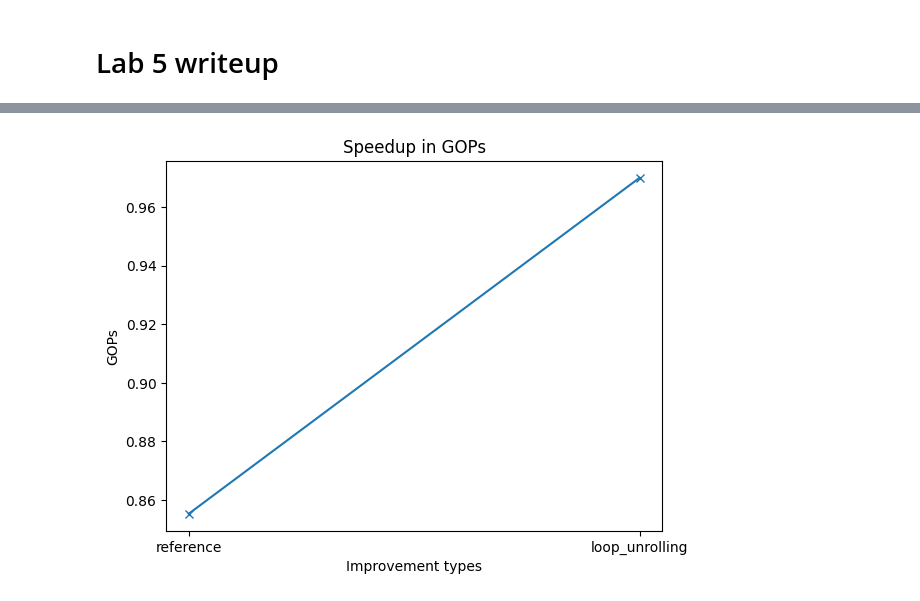
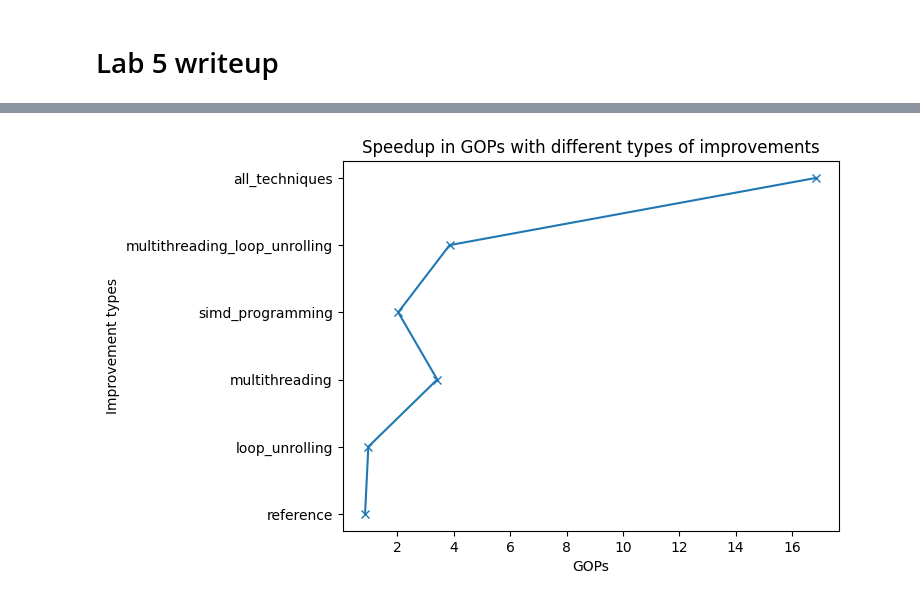
Before and after one commit to insop/efficientml, a Jupyter notebook: Lab5/writeup.ipynb, the cells around one changed output, grey strips where cells are left out. Saved outputs shown, nothing was run; the diff lists cells and outputs as text; code cells hidden in the pictures.

```diff
--- a/Lab5/writeup.ipynb
+++ b/Lab5/writeup.ipynb
@@ -16,20 +33,31 @@ loop_unrolling, 2699.985107, 269.997986, 10, 0.970909
 # %%
 speedup_gops = {
     'reference': 0.855203,
-    'loop_unrolling': 0.97,
+    'loop_unrolling': 0.970909,
+    'multithreading': 3.414085,
+    "simd_programming": 2.030844,
+    "multithreading_loop_unrolling": 3.852589,
+    "all_techniques": 16.845461,
 }
 # %%
 # plot the speedup, add dot for the speedup of 1 thread
 
 import matplotlib.pyplot as plt
-def plot_speedup(speedup_x, desc):
-    plt.plot(speedup_x.keys(), speedup_x.values(), 'x-')
-    plt.xlabel('Improvement types')
-    plt.ylabel('GOPs')
-    plt.title(desc)
-    plt.show()
+def plot_speedup(speedup_x, desc, flip=True):
+    if flip:
+        plt.plot(speedup_x.values(), speedup_x.keys(), 'x-')
+        plt.ylabel('Improvement types')
+        plt.xlabel('GOPs')
+        plt.title(desc)
+        plt.show()
+    else:
+        plt.plot(speedup_x.keys(), speedup_x.values(), 'x-')
+        plt.xlabel('Improvement types')
+        plt.ylabel('GOPs')
+        plt.title(desc)
+        plt.show()
 
-desc = 'Speedup in GOPs'
+desc = 'Speedup in GOPs with different types of improvements'
 plot_speedup(speedup_gops, desc)
 # %% [output]
-[figure, old version]
+[figure, new version]
```
Also changed, not shown: parts of 1 cell of this notebook, 3 other files.
